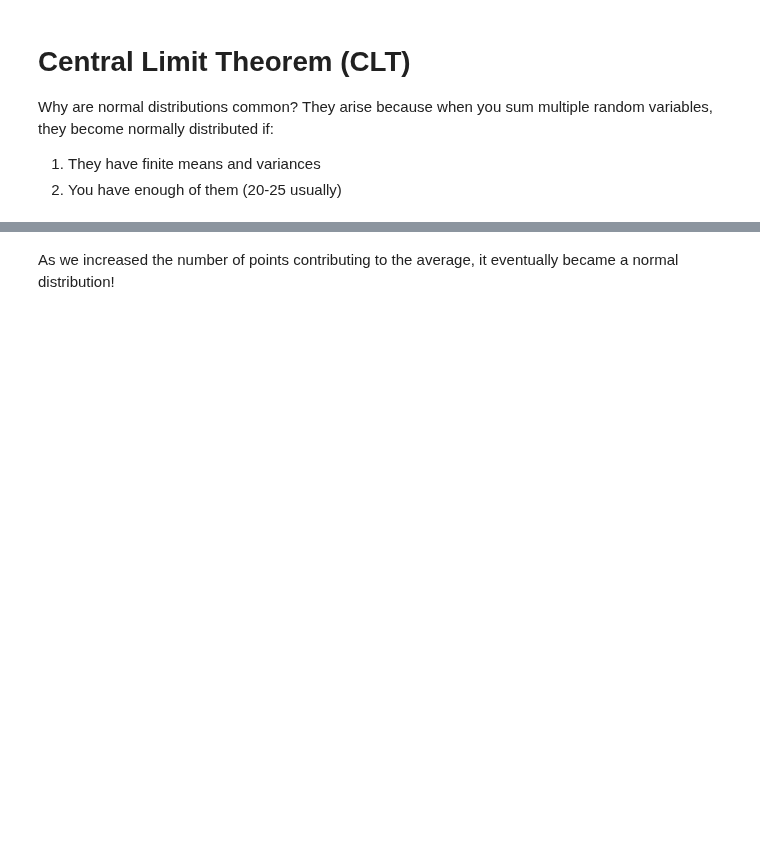
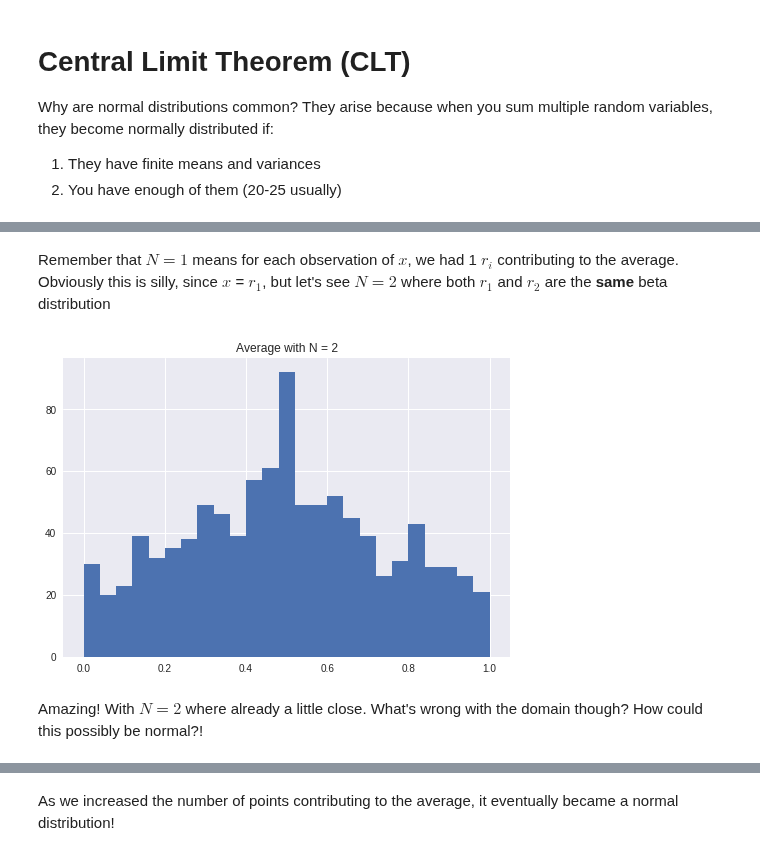
Before and after one commit to whitead/numerical_stats, a Jupyter notebook: unit_8/lectures/lecture_1.ipynb, the cells around one changed output, grey strips where cells are left out. Saved outputs shown, nothing was run; the diff lists cells and outputs as text; code cells hidden in the pictures; blank space fills up the shorter version.

```diff
--- a/unit_8/lectures/lecture_1.ipynb
+++ b/unit_8/lectures/lecture_1.ipynb
@@ -55 +73,21 @@ plt.show()
+# %% [markdown]
+Remember that $N = 1$ means for each observation of $x$, we had 1 $r_i$ contributing to the average. Obviously this is silly, since $x$ = $r_1$, but let's see $N = 2$ where both $r_1$ and $r_2$ are the **same** beta distribution
+# %%
+#Sample 2 beta numbers 1000 times
+N = 2
+data = np.empty(1000)
+for i in range(1000):
+    #Here's where we use the average equation
+    r_1 = ss.beta.rvs(0.5, 0.5)
+    r_2 = ss.beta.rvs(0.5, 0.5)
+    data[i] = (r_1 + r_2) / 2
+
+#histogram the samples with 25 bins
+plt.hist(data, bins=25)
+plt.title('Average with N = 2')
+plt.show()
+# %% [output]
+[figure, added]
+# %% [markdown]
+Amazing! With $N = 2$ where already a little close. What's wrong with the domain though? How could this possibly be normal?!
 # %%
```
Also changed, not shown: parts of 55 cells of this notebook.
